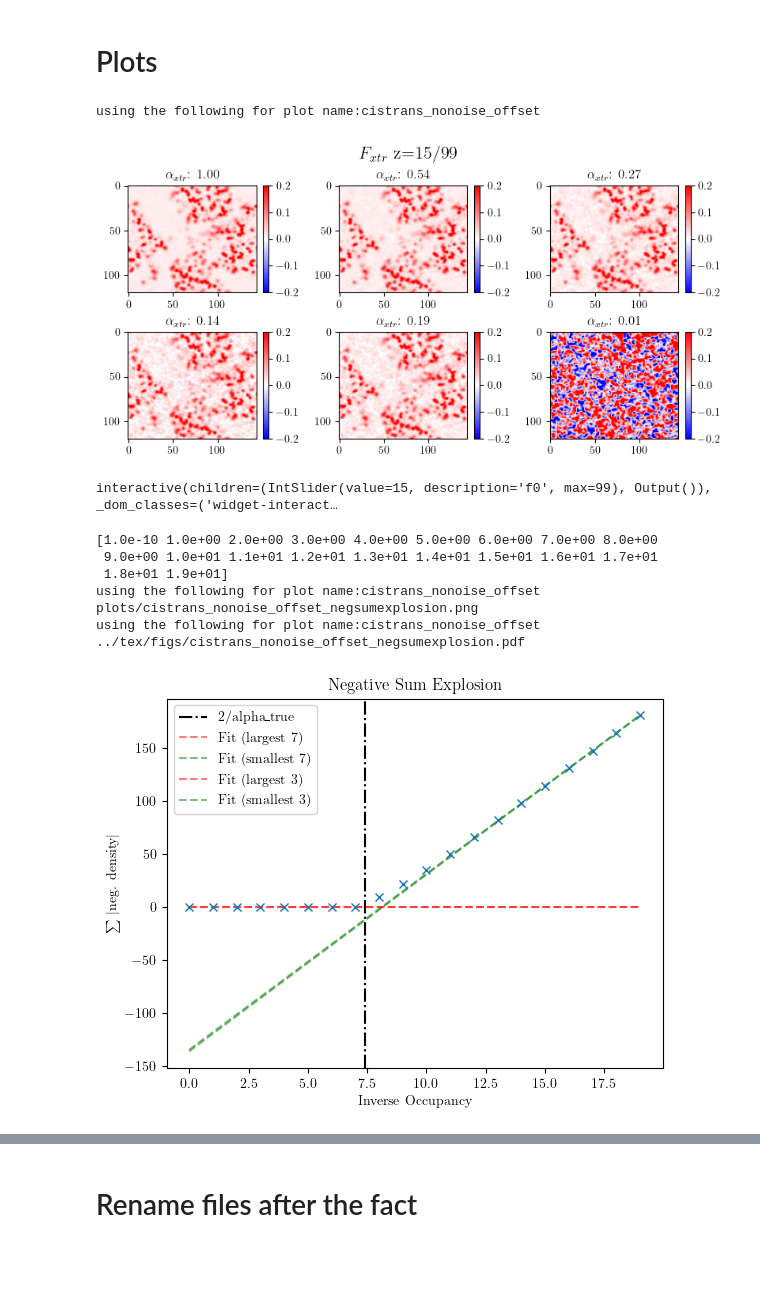
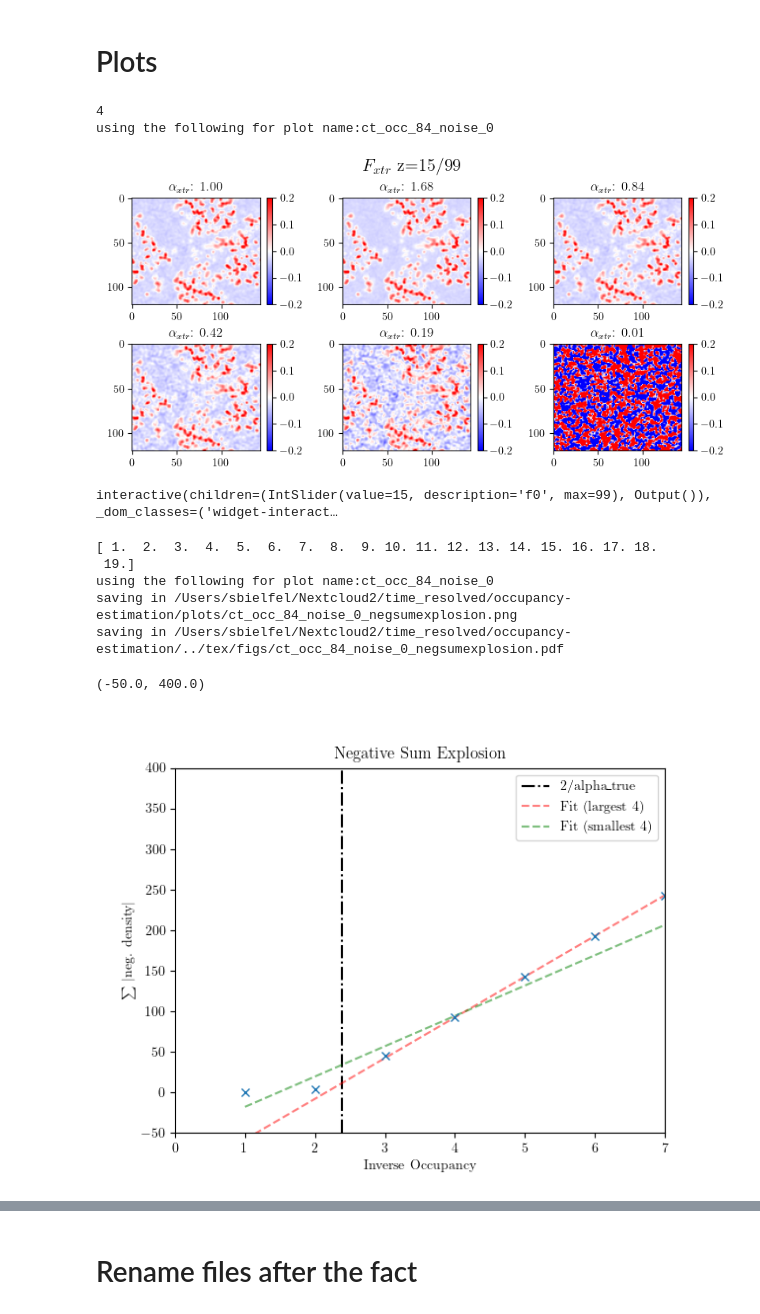
Before and after one commit to cvazz/occupancy-estimation, a Jupyter notebook: cistrans_plots.ipynb, the cells around one changed output, grey strips where cells are left out. Drawn from its saved outputs; the diff is of its cells as text; code cells hidden in the pictures; blank space fills up the shorter version.

```diff
--- a/cistrans_plots.ipynb
+++ b/cistrans_plots.ipynb
@@ -72,44 +104,67 @@ f_xtrs = make_f_xtr(alpha_xtrs, f_dark, f_light, np.angle(f_dark),  version=1, n
 # Plots
 # %%
 # visualizing the extrapolated structures
-
+%matplotlib widget
 alpha_xtrs_vis = np.array([1, alpha * 2, alpha, alpha / 2, 0.19, 0.01])
 f_xtrs_vis = make_f_xtr(
     alpha_xtrs_vis, f_dark, f_light, np.angle(f_dark), version=1, noise_level=0
 )
 dens_xtrs_vis = np.array([np.fft.ifftn(f_xtr).real for f_xtr in f_xtrs_vis])
-anim = show_xtrs( dens_xtrs_vis, alpha_xtrs_vis, obj0, alpha, version="only", variant=imagetype, make_gif=False, )
+print(dens_xtrs_vis.ndim)
+if dens_xtrs_vis.ndim==4:
+    anim = show_xtrs( dens_xtrs_vis, alpha_xtrs_vis, obj0, alpha, version="only", variant=imagetype, make_gif=False, )
+elif dens_xtrs_vis.ndim==3:
+    fig, axs = plt.subplots(2,3, figsize=(8,4),constrained_layout=True)
+    steps = 1
+
+    for ax, alpha_xtr, arr in zip(axs.flat, alpha_xtrs_vis,dens_xtrs_vis):
+
+        raw = [r"$\alpha_{xtr}$",
+               r"$\alpha_t$"]
+        tit = f"{raw[0]}: {alpha_xtr:.2f}"
+        ax.set_title(tit)
+        diff = arr/np.max(arr)-obj0/np.max(obj0)
+        vmax = np.max(diff)
+        im = ax.imshow(diff, cmap="bwr",vmin=-vmax, vmax=vmax)
+        plt.colorbar(im)
+    plt.suptitle(r"$\frac{F_{xtr}}{\max_q(F_{xtr})} - \frac{F_0}{\max_q(F_0)}$")
+    plt.show()
 # %% [output]
-using the following for plot name:cistrans_nonoise_offset
+4
+using the following for plot name:ct_occ_84_noise_0
-[figure, old version]
+[figure, new version]
 interactive(children=(IntSlider(value=15, description='f0', max=99), Output()), _dom_classes=('widget-interact…
 # %%
 title = "Negative Sum Explosion"
 
 alpha_invs = np.concatenate([
-    np.arange(1e-3, 8,0.8),
+    np.arange(1, 8,0.8),
     np.arange(9, 50,5),
 ])
-alpha_invs = (np.arange(0,20)+1e-10)
+alpha_invs = (np.arange(1,20)+1e-10)
 print(alpha_invs)
 alpha_xtrs_other = 2/alpha_invs
+# alpha_xtrs_other = np.sort(np.concatenate([alpha_xtrs, alpha_xtrs_other]))[::-1]
+# alpha_invs_other = 2/alpha_xtrs_other
+alpha_invs_other = alpha_invs
 delta_obj = obj1-obj0
 mask_pks_neg = (delta_obj)<-mask_thresh
 f_xtrs_other = make_f_xtr(alpha_xtrs_other, f_dark, f_light, np.angle(f_dark),  version=1, noise_level = 0)
 _, neg_sum = marius(f_xtrs_other, mask_pks_neg)
 n_largest = 7
-n_more = 3
+n_more = 4
 
-neg_sum_explosion(alpha_invs, neg_sum, config, n_largest, n_more, title=title)
+neg_sum_explosion(alpha_invs_other, neg_sum, config, None, n_more, title=title)
+plt.xlim(0,7)
+plt.ylim(-50,400)
 # %% [output]
-[1.0e-10 1.0e+00 2.0e+00 3.0e+00 4.0e+00 5.0e+00 6.0e+00 7.0e+00 8.0e+00
- 9.0e+00 1.0e+01 1.1e+01 1.2e+01 1.3e+01 1.4e+01 1.5e+01 1.6e+01 1.7e+01
- 1.8e+01 1.9e+01]
-using the following for plot name:cistrans_nonoise_offset
-plots/cistrans_nonoise_offset_negsumexplosion.png
-using the following for plot name:cistrans_nonoise_offset
-../tex/figs/cistrans_nonoise_offset_negsumexplosion.pdf
+[ 1.  2.  3.  4.  5.  6.  7.  8.  9. 10. 11. 12. 13. 14. 15. 16. 17. 18.
+ 19.]
+using the following for plot name:ct_occ_84_noise_0
+saving in /Users/sbielfel/Nextcloud2/time_resolved/occupancy-estimation/plots/ct_occ_84_noise_0_negsumexplosion.png
+saving in /Users/sbielfel/Nextcloud2/time_resolved/occupancy-estimation/../tex/figs/ct_occ_84_noise_0_negsumexplosion.pdf
+(-50.0, 400.0)
-[figure, old version]
+[figure, new version]
 # %%
 delta_obj = obj1-obj0
 mask_pks = np.abs(delta_obj)>mask_thresh
```
Also changed, not shown: parts of 8 cells of this notebook.
